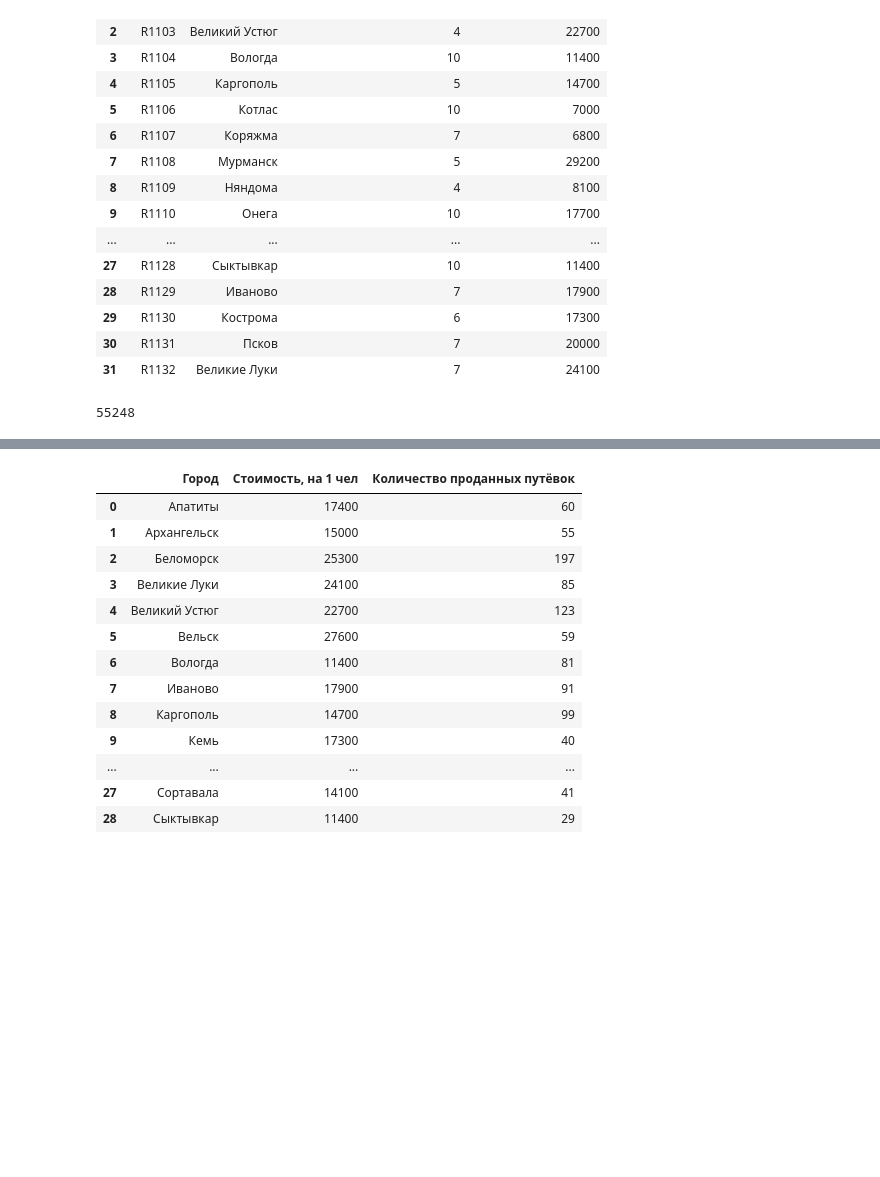
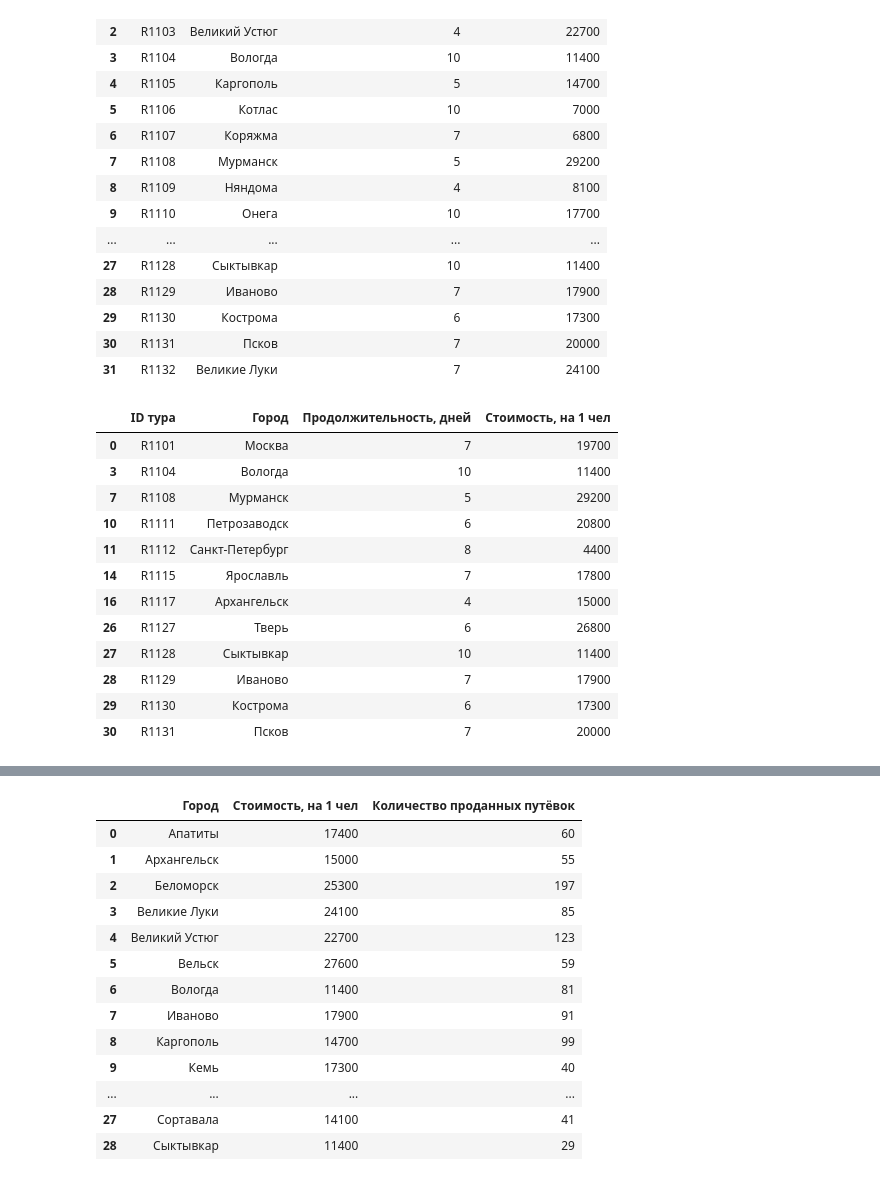
Before and after one commit to aversionq/Innopolis-uni-tasks, a Jupyter notebook: pd_task.ipynb, the cells around one changed output, grey strips where cells are left out. Drawn from its saved outputs; the diff is of its cells as text; code cells hidden in the pictures; blank space fills up the shorter version.

```diff
--- a/pd_task.ipynb
+++ b/pd_task.ipynb
@@ -68,8 +68,22 @@ df_travels
 | 30 | R1131 | Псков | 7 | 20000 |
 | 31 | R1132 | Великие Луки | 7 | 24100 |
 # %%
-df_sale['Количество проданных путёвок'].sum()
+reg_centers = ['Москва', 'Вологда', 'Мурманск', "Петрозаводск", "Санкт-Петербург", "Ярославль", "Архангельск", "Тверь", "Иваново", "Кострома", "Псков", "Сыктывкар"]
+df_reg_centers = df_travels[df_travels['Город'].isin(reg_centers)]
+df_reg_centers
 # %% [output]
-55248
+|  | ID тура | Город | Продолжительность, дней | Стоимость, на 1 чел |
+| 0 | R1101 | Москва | 7 | 19700 |
+| 3 | R1104 | Вологда | 10 | 11400 |
+| 7 | R1108 | Мурманск | 5 | 29200 |
+| 10 | R1111 | Петрозаводск | 6 | 20800 |
+| 11 | R1112 | Санкт-Петербург | 8 | 4400 |
+| 14 | R1115 | Ярославль | 7 | 17800 |
+| 16 | R1117 | Архангельск | 4 | 15000 |
+| 26 | R1127 | Тверь | 6 | 26800 |
+| 27 | R1128 | Сыктывкар | 10 | 11400 |
+| 28 | R1129 | Иваново | 7 | 17900 |
+| 29 | R1130 | Кострома | 6 | 17300 |
+| 30 | R1131 | Псков | 7 | 20000 |
 # %%
 horizon_travels = pd.merge(df_sale, df_agents)
```
Also changed, not shown: parts of 5 cells of this notebook.
